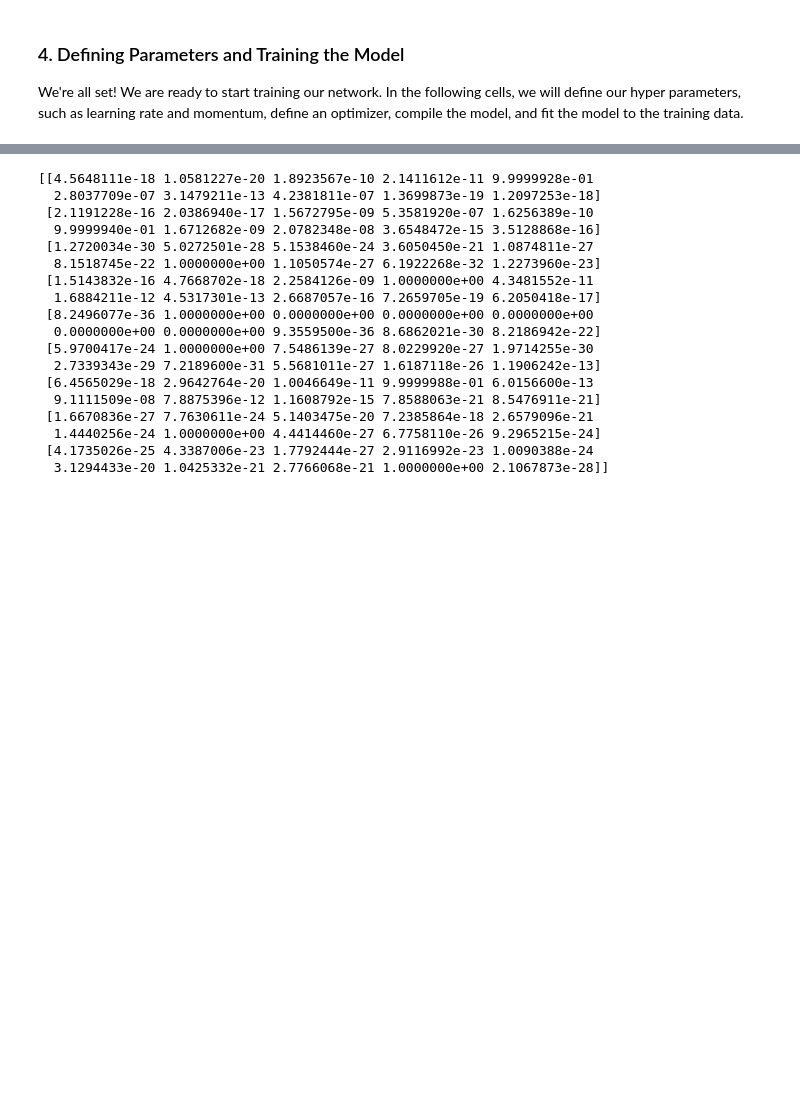
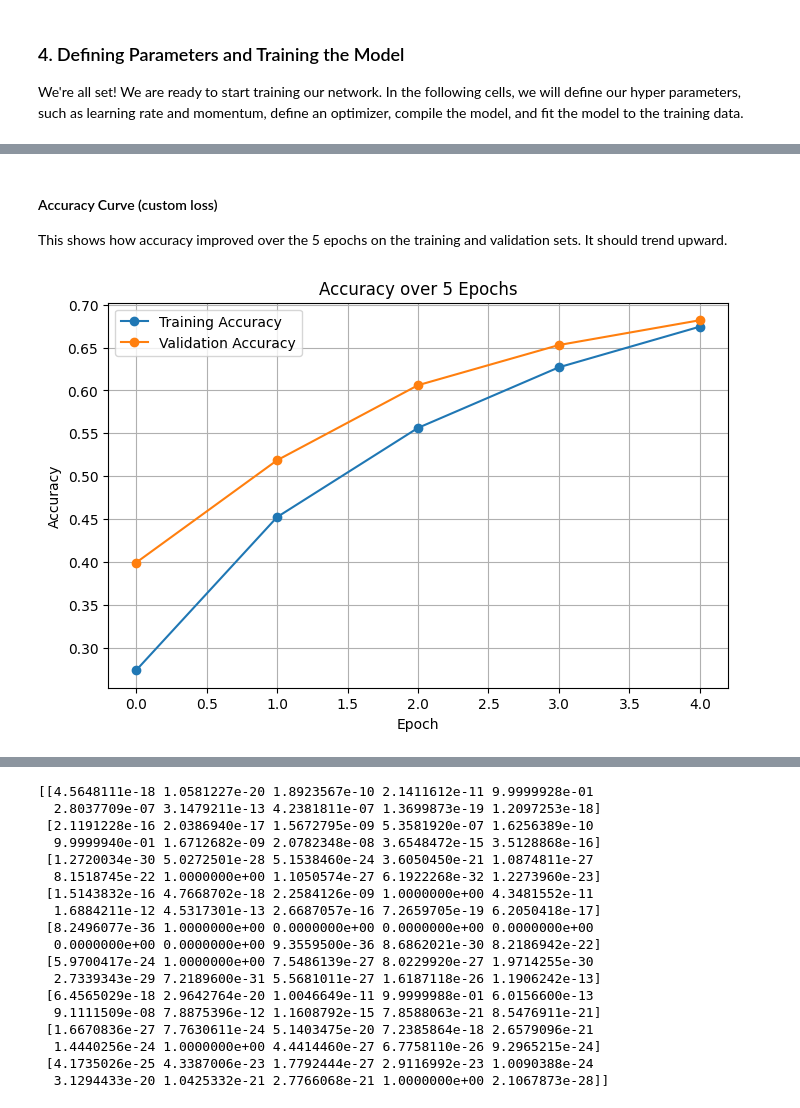
Before and after one commit to aniketlahaofficial/all-cnn-cifar10-object-recognition, a Jupyter notebook: Object Recognition .ipynb, the cells around one changed output, grey strips where cells are left out. Saved outputs shown, nothing was run; the diff lists cells and outputs as text; code cells hidden in the pictures; blank space fills up the shorter version.

```diff
--- a/Object Recognition .ipynb
+++ b/Object Recognition .ipynb
@@ -237,0 +284,17 @@ If you haven't already, stop the cell above. In the following cells, we'll save
+# %% [markdown]
+#### Accuracy Curve (custom loss)
+
+This shows how accuracy improved over the 5 epochs on the training and validation sets. It should
+trend upward.
+# %%
+plt.figure(figsize=(8, 5))
+plt.plot(history.history['accuracy'], label='Training Accuracy', marker='o')
+plt.plot(history.history['val_accuracy'], label='Validation Accuracy', marker='o')
+plt.title('Accuracy over 5 Epochs')
+plt.xlabel('Epoch')
+plt.ylabel('Accuracy')
+plt.legend()
+plt.grid(True)
+plt.show()
+# %% [output]
+[figure, added]
```
Also changed, not shown: parts of 23 cells of this notebook.
